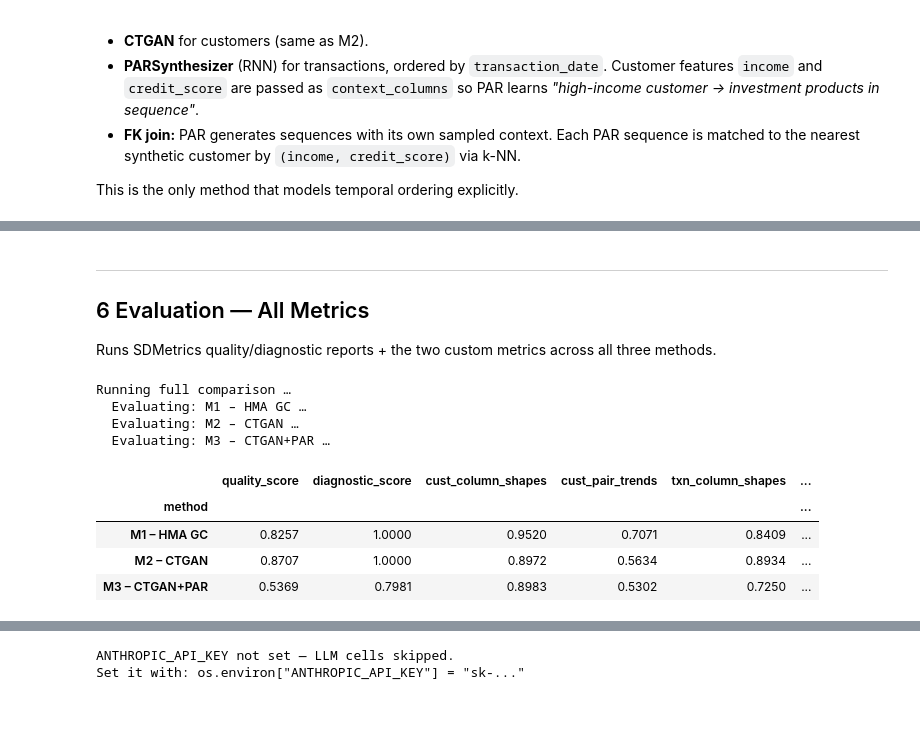
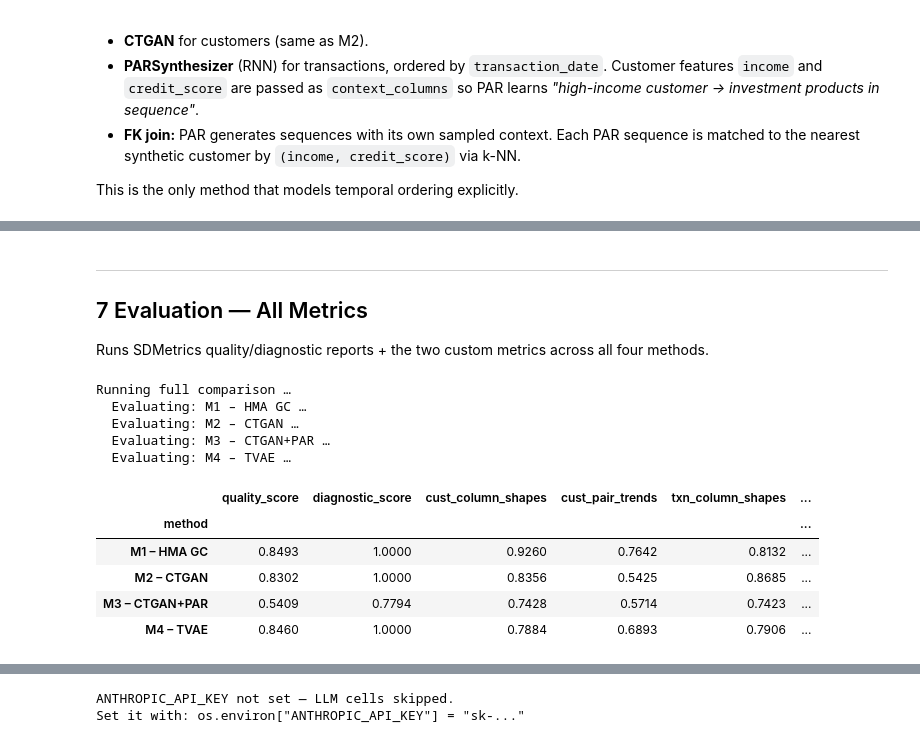
Before and after one commit to dylanwang2111/synthetic_data_gen, a Jupyter notebook: synthetic_data_pipeline.ipynb, the cells around one changed output, grey strips where cells are left out. Drawn from its saved outputs; the diff is of its cells as text; code cells hidden in the pictures; blank space fills up the shorter version.

```diff
--- a/synthetic_data_pipeline.ipynb
+++ b/synthetic_data_pipeline.ipynb
@@ -371,0 +384,15 @@ AttributeError: 'NoneType' object has no attribute 'split'
+# %%
+from src.methods import train_tvae, generate_tvae
+
+t0 = time.time()
+m4 = train_tvae(real_2t, epochs=300, save=True)
+print(f'M4 train: {time.time()-t0:.1f}s')
+
+t0 = time.time()
+s4 = generate_tvae(m4, real_transactions=df_t, n_customers=1000)
+print(f'M4 sample: {time.time()-t0:.1f}s | customers={len(s4["customers"]):,}  transactions={len(s4["transactions"]):,}')
+
+s4['customers'].to_csv(DATA_DIR / 'm4_customers.csv', index=False)
+s4['transactions'].to_csv(DATA_DIR / 'm4_transactions.csv', index=False)
+orphans = s4['transactions'][~s4['transactions']['customer_id'].isin(s4['customers']['customer_id'])]
+print(f'Orphan FK rows: {len(orphans)}')
@@ -372,28 +420,31 @@ AttributeError: 'NoneType' object has no attribute 'split'
 # %% [markdown]
 ---
-## 6  Evaluation — All Metrics
+## 7  Evaluation — All Metrics
 
-Runs SDMetrics quality/diagnostic reports + the two custom metrics across all three methods.
+Runs SDMetrics quality/diagnostic reports + the two custom metrics across all four methods.
 # %%
 from src.metrics_extended import compare_methods
 
 synthetic_datasets = {
     'M1 – HMA GC':    s1,
     'M2 – CTGAN':     s2,
     'M3 – CTGAN+PAR': s3,
+    'M4 – TVAE':      s4,
 }
 
 print('Running full comparison …')
 cmp = compare_methods(real_2t, synthetic_datasets)
 cmp.to_csv(REPORTS_DIR / 'method_comparison.csv')
 cmp
 # %% [output]
 Running full comparison …
   Evaluating: M1 – HMA GC …
   Evaluating: M2 – CTGAN …
   Evaluating: M3 – CTGAN+PAR …
+  Evaluating: M4 – TVAE …
 |  | quality_score | diagnostic_score | cust_column_shapes | cust_pair_trends | txn_column_shapes | ... |
 | method |  |  |  |  |  | ... |
-| M1 – HMA GC | 0.8257 | 1.0000 | 0.9520 | 0.7071 | 0.8409 | ... |
-| M2 – CTGAN | 0.8707 | 1.0000 | 0.8972 | 0.5634 | 0.8934 | ... |
-| M3 – CTGAN+PAR | 0.5369 | 0.7981 | 0.8983 | 0.5302 | 0.7250 | ... |
+| M1 – HMA GC | 0.8493 | 1.0000 | 0.9260 | 0.7642 | 0.8132 | ... |
+| M2 – CTGAN | 0.8302 | 1.0000 | 0.8356 | 0.5425 | 0.8685 | ... |
+| M3 – CTGAN+PAR | 0.5409 | 0.7794 | 0.7428 | 0.5714 | 0.7423 | ... |
+| M4 – TVAE | 0.8460 | 1.0000 | 0.7884 | 0.6893 | 0.7906 | ... |
```
Also changed, not shown: parts of 21 cells of this notebook, 24 other files.
